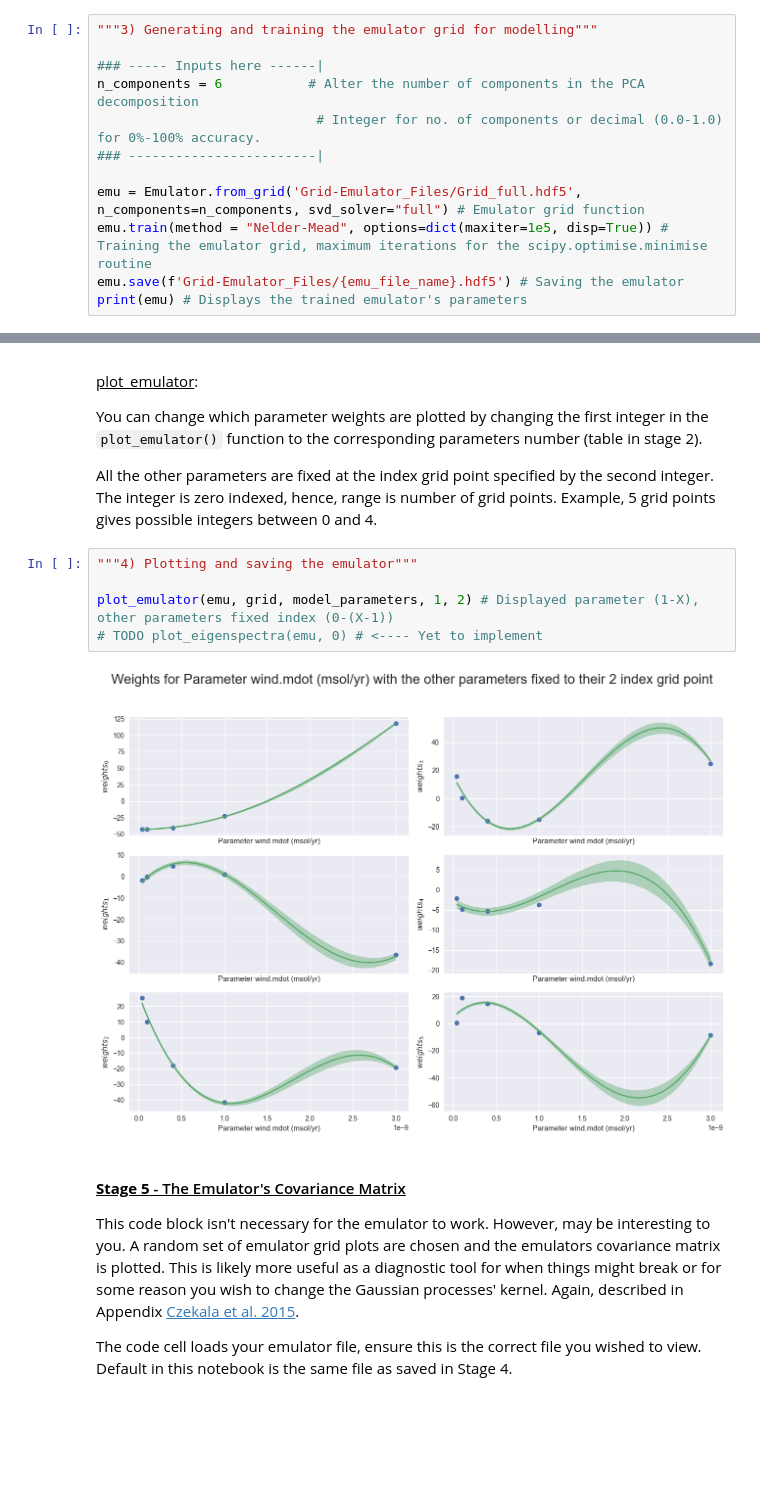
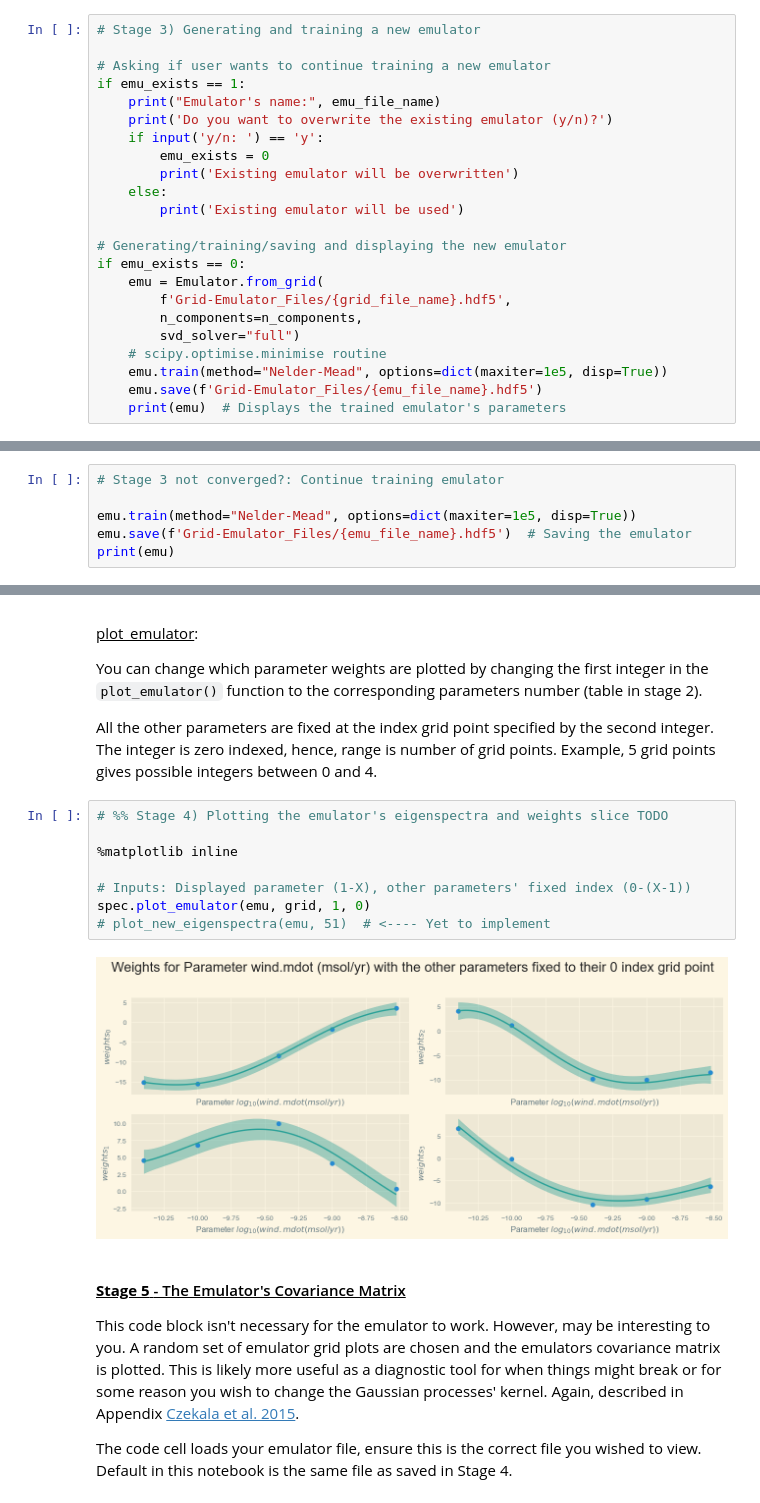
Before and after one commit to AustenWallis/Speculate, a Jupyter notebook: Speculate Cookbook Guide.ipynb, the cells around one changed output, grey strips where cells are left out. Drawn from its saved outputs; the diff is of its cells as text; blank space fills up the shorter version.

Commit message:
Spectral Data Exploration Tool and other updates

```diff
--- a/Speculate Cookbook Guide.ipynb
+++ b/Speculate Cookbook Guide.ipynb
@@ -182,15 +241,26 @@ The 'scipy.optimise.minisise' routine chosen by Starfish devs was the 'Nelder-Me
 
 `n_components` controls the number of components (eigenspectra) you wish to truncte to when performing your PCA decomposition. You can specify the number of eigenspectra generated by setting a integer between 1 to the maximum number of grid points. You could also specify the number of components between 0.01-0.99. A decimal will let the PCA truncate the number of eigenspectra to the percentage of variance described by the decimal. E.g. 0.85 will produce X number of eigenspectra that describes 85% of the variance.
 # %%
-"""3) Generating and training the emulator grid for modelling"""
+# Stage 3) Generating and training a new emulator
 
-### ----- Inputs here ------|
-n_components = 6           # Alter the number of components in the PCA decomposition
-                            # Integer for no. of components or decimal (0.0-1.0) for 0%-100% accuracy.
-### ------------------------|
+# Asking if user wants to continue training a new emulator
+if emu_exists == 1:
+    print("Emulator's name:", emu_file_name)
+    print('Do you want to overwrite the existing emulator (y/n)?')
+    if input('y/n: ') == 'y':
+        emu_exists = 0
+        print('Existing emulator will be overwritten')
+    else:
+        print('Existing emulator will be used')
 
-emu = Emulator.from_grid('Grid-Emulator_Files/Grid_full.hdf5', n_components=n_components, svd_solver="full") # Emulator grid function
-emu.train(method = "Nelder-Mead", options=dict(maxiter=1e5, disp=True)) # Training the emulator grid, maximum iterations for the scipy.optimise.minimise routine
-emu.save(f'Grid-Emulator_Files/{emu_file_name}.hdf5') # Saving the emulator
-print(emu) # Displays the trained emulator's parameters
+# Generating/training/saving and displaying the new emulator
+if emu_exists == 0:
+    emu = Emulator.from_grid(
+        f'Grid-Emulator_Files/{grid_file_name}.hdf5',
+        n_components=n_components,
+        svd_solver="full")
+    # scipy.optimise.minimise routine
+    emu.train(method="Nelder-Mead", options=dict(maxiter=1e5, disp=True))
+    emu.save(f'Grid-Emulator_Files/{emu_file_name}.hdf5')
+    print(emu)  # Displays the trained emulator's parameters
 # %% [output]
@@ -219,3 +272,9 @@ emu = Emulator.load(f"Grid-Emulator_Files/{emu_file_name}.hdf5")
+# %%
+# Stage 3 not converged?: Continue training emulator
+
+emu.train(method="Nelder-Mead", options=dict(maxiter=1e5, disp=True))
+emu.save(f'Grid-Emulator_Files/{emu_file_name}.hdf5')  # Saving the emulator
+print(emu)
 # %% [markdown]
 #### <u>**Stage 4** - Plotting the Emulator</u>
 
@@ -241,12 +300,15 @@ You can change which parameter weights are plotted by changing the first integer
 
 All the other parameters are fixed at the index grid point specified by the second integer. The integer is zero indexed, hence, range is number of grid points. Example, 5 grid points gives possible integers between 0 and 4.
 # %%
-"""4) Plotting and saving the emulator"""
+# %% Stage 4) Plotting the emulator's eigenspectra and weights slice TODO
 
-plot_emulator(emu, grid, model_parameters, 1, 2) # Displayed parameter (1-X), other parameters fixed index (0-(X-1))
-# TODO plot_eigenspectra(emu, 0) # <---- Yet to implement
+%matplotlib inline
+
+# Inputs: Displayed parameter (1-X), other parameters' fixed index (0-(X-1))
+spec.plot_emulator(emu, grid, 1, 0)
+# plot_new_eigenspectra(emu, 51)  # <---- Yet to implement
 # %% [output]
-[figure, old version]
+[figure, new version]
 # %% [markdown]
 #### <u>**Stage 5** - The Emulator's Covariance Matrix</u>
 
```
Also changed, not shown: parts of 37 cells of this notebook, 13 other files.
